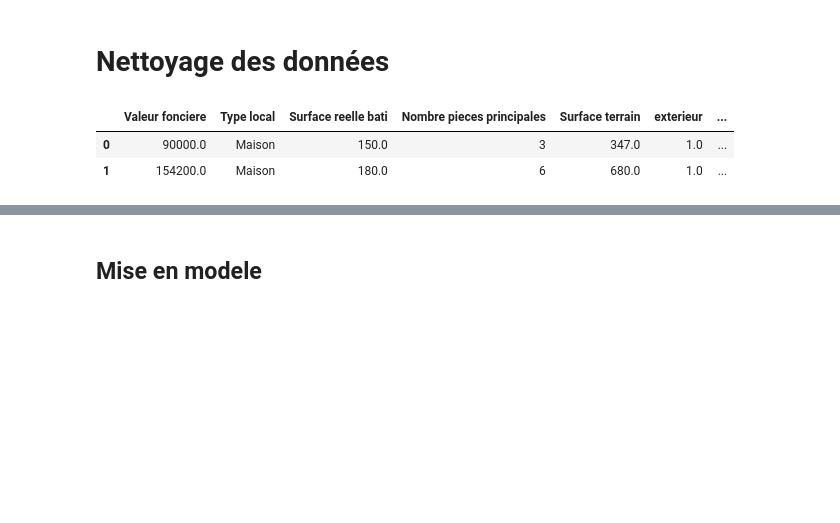
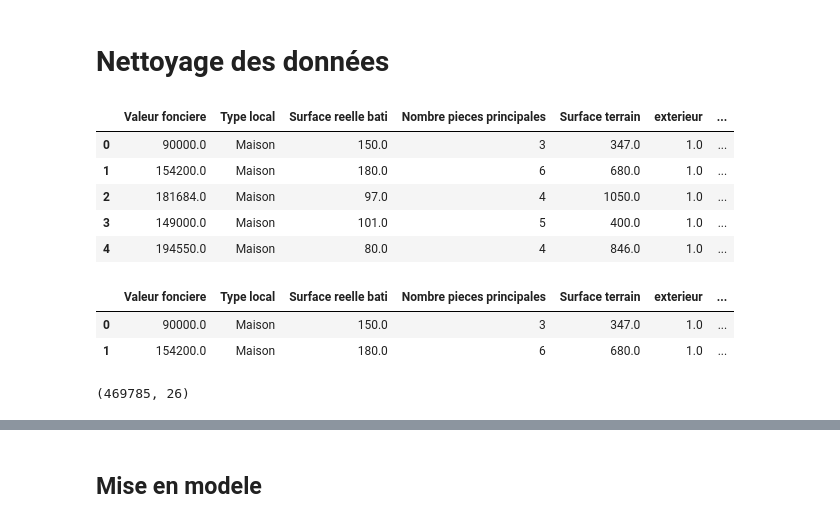
Before and after one commit to cvarrei/MachineLearning_ValeurFoncieres, a Jupyter notebook: Victor/regression.ipynb, the cells around one changed output, grey strips where cells are left out. Saved outputs shown, nothing was run; the diff lists cells and outputs as text; code cells hidden in the pictures; blank space fills up the shorter version.

```diff
--- a/Victor/regression.ipynb
+++ b/Victor/regression.ipynb
@@ -7,3 +7,11 @@ df_train = pd.read_csv("C:\\Users\\user\\Documents\\GitHub\\immo_TD\\Data\\data_
 # %%
 #On enleve la colonne Normalized_Mutations
 df_train = df_train.drop(columns=['Normalized_Mutations'])
+df_train.head()
+# %% [output]
+|  | Valeur fonciere | Type local | Surface reelle bati | Nombre pieces principales | Surface terrain | exterieur | ... |
+| 0 | 90000.0 | Maison | 150.0 | 3 | 347.0 | 1.0 | ... |
+| 1 | 154200.0 | Maison | 180.0 | 6 | 680.0 | 1.0 | ... |
+| 2 | 181684.0 | Maison | 97.0 | 4 | 1050.0 | 1.0 | ... |
+| 3 | 149000.0 | Maison | 101.0 | 5 | 400.0 | 1.0 | ... |
+| 4 | 194550.0 | Maison | 80.0 | 4 | 846.0 | 1.0 | ... |
@@ -26,6 +36,10 @@ df_local=df_train.loc[df_train['Type local']=='Local']
 df_dependance=df_train.loc[df_train['Type local']=='Dépendance']
 df_maison=df_train.loc[df_train['Type local']=='Maison']
 df_appartement=df_train.loc[df_train['Type local']=='Appartement']
+# %%
+df_appartement.shape
+# %% [output]
+(469785, 26)
 # %%
 print("taille local",df_local.shape)
 print("taille dependance",df_dependance.shape)
```
Also changed, not shown: parts of 30 cells of this notebook, 4 other files.
